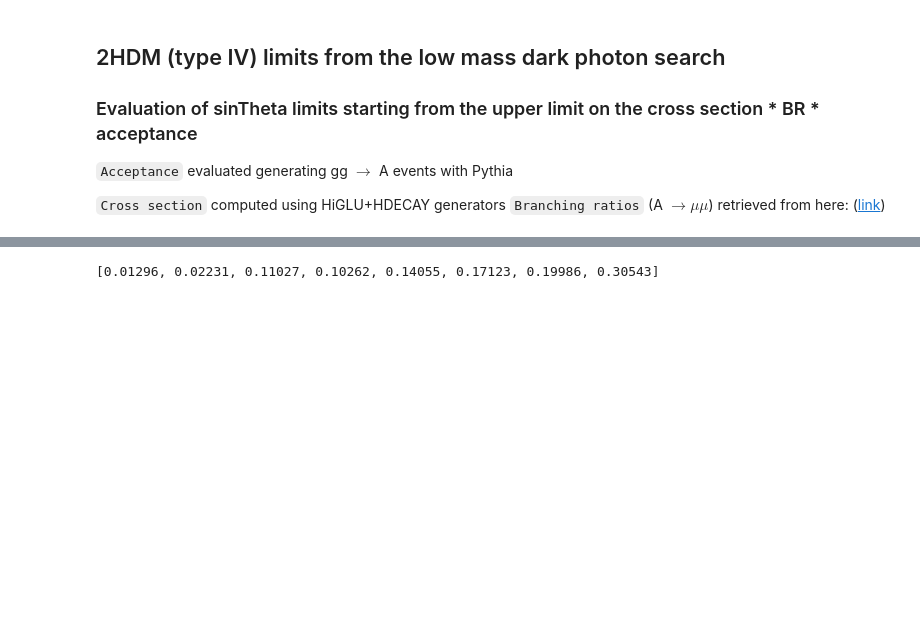
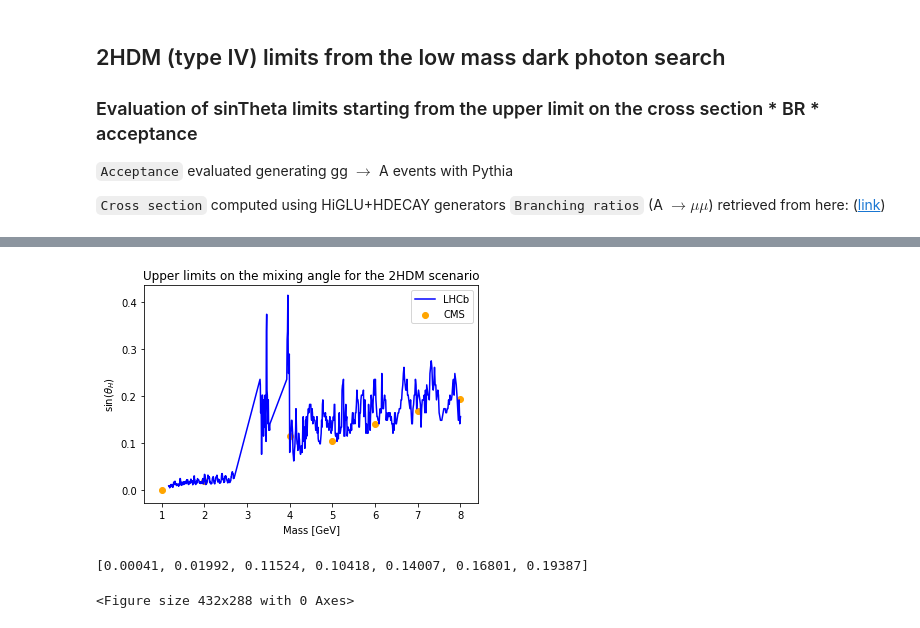
Before and after one commit to elfontan/2HDM_interpretation, a Jupyter notebook: senThetaLimits_2HDM_IV.ipynb, the cells around one changed output, grey strips where cells are left out. Saved outputs shown, nothing was run; the diff lists cells and outputs as text; code cells hidden in the pictures; blank space fills up the shorter version.

```diff
--- a/senThetaLimits_2HDM_IV.ipynb
+++ b/senThetaLimits_2HDM_IV.ipynb
@@ -44,0 +99,13 @@ senTheta_limit
+# %%
+# BRANCHING RATIO
+
+br_amumu = np.array([0.021105, 0.026048, 0.002397, 0.002415, 0.001905, 0.001802, 0.001778, 0.001244])
+v_br = []
+
+f_br = np.loadtxt("./BR_IV_tgBeta05_reduced.txt", delimiter = "\t")
+#print("shape of data:", f_br.shape)
+#print("datatype of data:", f_br.dtype)
+#print("First 5 rows:\n", f_br[:5])
+
+for i in range(len(f_br)):
+    v_br.append(round(f_br[i][1], 5))
@@ -45,8 +148,56 @@ senTheta_limit
+# %%
+# Philip's Python Interface
+#xsec_higlu = [ 2511328.7, 139253.3, 15513.9, 13478.7, 13099.4, 11397.9, 10983.1, 9826.4, 8308.8, 7309.3, 6612.4, 1998.8 ]
+
+#xsec_higlu = np.array([187189000, 70218.5, 41759.7, 31963.1, 24611.6, 19677.9, 16289.3, 4140.2])
+xsec_higlu = np.array([187189000, 70218.5, 41759.7, 31963.1, 24611.6, 19677.9, 16289.3])
+# %%
+#Observed cross section in pb for different mass points (GeV): 1,2,4,5,6,7,8. Validation: mS = 20 GeV
+
+#obs_limit = [ 0.139, 0.159, 0.210, 0.196, 0.196, 0.138, 0.154, 0.172, 0.212, 0.15 ]
+obs_limit = [ 0.0503, 0.0579, 0.1126, 0.0852, 0.0976, 0.1133, 0.1475]
+#obs_limit = [ 0.0503, 0.0579, 0.1126, 0.0852, 0.0976, 0.1133, 0.1475, 0.15 ]
+
+senTheta_limit = []
+senTheta_limit_1 = []
+
+for x in range(7):
+    senTheta = math.sqrt(obs_limit[x] / (xsec_higlu[x] * br_amumu[x] * acc_amumu[x]))
+    senTheta_limit.append(round(senTheta,5))
+
+#f_BaBar = np.loadtxt("./BaBar_limits.txt", delimiter = "\t")
+#v_lim_BaBar = []
+#v_mass_BaBar = []
+#for i in range(len(f_BaBar)):
+#    v_mass_BaBar.append(f_BaBar[i][0])
+#    v_lim_BaBar.append(f_BaBar[i][1])
+
+f_LHCb = np.loadtxt("./LHCb_limits.txt", delimiter = " ")
+v_lim_LHCb = []
+v_mass_LHCb = []
+for i in range(len(f_LHCb)):
+    v_mass_LHCb.append(f_LHCb[i][0]/1000)
+    v_lim_LHCb.append(f_LHCb[i][1])
+
+#plt.plot(v_mass_BaBar, v_lim_BaBar, color="red", label = "BaBar")
+plt.plot(v_mass_LHCb, v_lim_LHCb, color="blue", label = "LHCb")
+plt.scatter(mass_red, senTheta_limit, color="orange", label = "CMS")
+plt.xlabel('Mass [GeV]')
+plt.ylabel('sin($\\theta_{H}$)')
+plt.title("Upper limits on the mixing angle for the 2HDM scenario")
+plt.legend()
+plt.show()
+plt.savefig('senTheta_CMS_LHCB.pdf')
+plt.savefig('senTheta_CMS_LHCB.png')
+
+senTheta_limit
+# %% [output]
+[figure, added]
+[0.00041, 0.01992, 0.11524, 0.10418, 0.14007, 0.16801, 0.19387]
+<Figure size 432x288 with 0 Axes>
 # %%
-for x in range(8):
+for x in range(7):
     senTheta_1 = math.sqrt(obs_limit[x] / (xsec_higlu_1[x] * br_amumu[x] * acc_amumu[x]))
     senTheta_limit_1.append(round(senTheta_1,5))
 
 senTheta_limit_1
-# %% [output]
-[0.01296, 0.02231, 0.11027, 0.10262, 0.14055, 0.17123, 0.19986, 0.30543]
```
Also changed, not shown: parts of 4 cells of this notebook.
